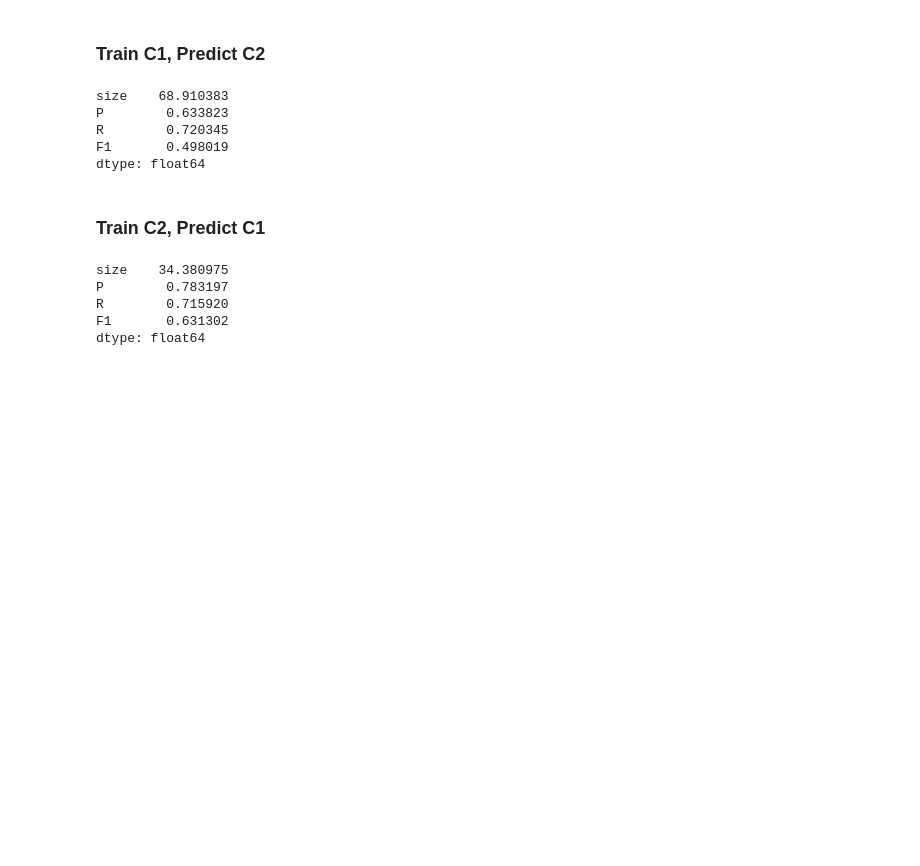
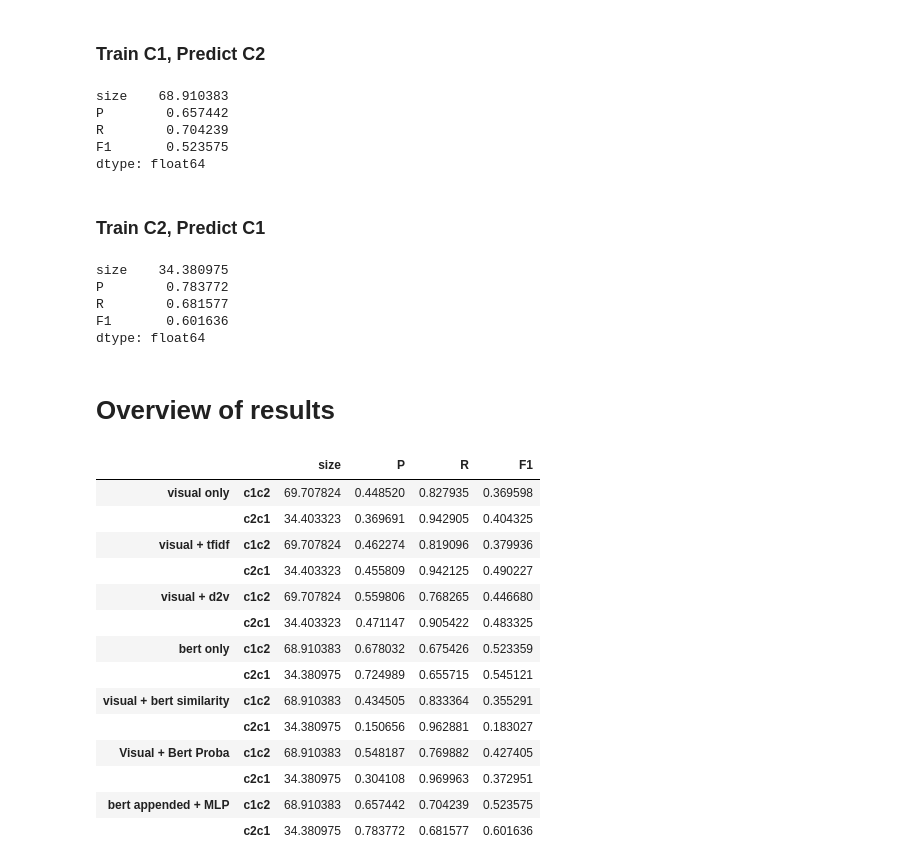
Before and after one commit to stewiemcbacon/thesis-document-splitting, a Jupyter notebook: notebooks/results.ipynb, the cells around one changed output. Drawn from its saved outputs; the diff is of its cells as text; code cells hidden in the pictures; blank space fills up the shorter version.

```diff
--- a/notebooks/results.ipynb
+++ b/notebooks/results.ipynb
@@ -304,6 +420,9 @@ model.fit(X_train, y_train)
 true = y_test
 preds = model.predict(X_test)
 vb_truth, vb_pred = change_format(y_test.values), change_format(model.predict(X_test))
-print(MeanBcubed(vb_truth,vb_pred))
+res.append(MeanBcubed(vb_truth, vb_pred))
+types.append('visual + bert proba')
+trainings.append('c1c2')
+MeanBcubed(vb_truth, vb_pred)
 # %% [output]
 size    68.910383
@@ -318,22 +433,21 @@ dtype: float64
 # %%
-# features = ['font_diff2','crop_diff','text_d2v_sim_score']
-X_train = v2
+features = ['font_diff3','crop_diff','bert_proba']
+
+X_train = c2_old[features]
 y_train = c2_old['label']
-X_test = v1
+X_test = c1_old[features]
 y_test = c1_old['label']
 
-clf = MLPClassifier(
-    hidden_layer_sizes = (128,),
-    batch_size = 50,
-    solver = 'adam',
-    verbose = 0
-)
+clf = LogisticRegression()
 
 clf.fit(X_train, y_train)
 
 true = y_test
 preds = clf.predict(X_test)
 vb_truth, vb_pred = change_format(y_test.values), change_format(clf.predict(X_test))
-print(MeanBcubed(vb_truth,vb_pred))
+res.append(MeanBcubed(vb_truth, vb_pred))
+types.append('visual + bert proba')
+trainings.append('c2c1')
+MeanBcubed(vb_truth, vb_pred)
 # %% [output]
 size    34.380975
@@ -415,12 +481,15 @@ clf.fit(X_train, y_train)
 true = y_test
 preds = clf.predict(X_test)
 vb_truth, vb_pred = change_format(y_test.values), change_format(clf.predict(X_test))
-print(MeanBcubed(vb_truth,vb_pred))
+res.append(MeanBcubed(vb_truth, vb_pred))
+types.append('bert appended + MLP')
+trainings.append('c1c2')
+MeanBcubed(vb_truth, vb_pred)
 # %% [output]
 size    68.910383
-P        0.633823
-R        0.720345
-F1       0.498019
+P        0.657442
+R        0.704239
+F1       0.523575
 dtype: float64
 # %% [markdown]
 ### Train C2, Predict C1
@@ -443,10 +512,35 @@ clf.fit(X_train, y_train)
 true = y_test
 preds = clf.predict(X_test)
 vb_truth, vb_pred = change_format(y_test.values), change_format(clf.predict(X_test))
-print(MeanBcubed(vb_truth,vb_pred))
+res.append(MeanBcubed(vb_truth, vb_pred))
+types.append('bert appended + MLP')
+trainings.append('c2c1')
+MeanBcubed(vb_truth, vb_pred)
 # %% [output]
 size    34.380975
-P        0.783197
-R        0.715920
-F1       0.631302
+P        0.783772
+R        0.681577
+F1       0.601636
 dtype: float64
+# %% [markdown]
+# Overview of results
+# %%
+b = pd.DataFrame(res)
+b.index = [types,trainings]
+b
+# %% [output]
+|  |  | size | P | R | F1 |
+| visual only | c1c2 | 69.707824 | 0.448520 | 0.827935 | 0.369598 |
+|  | c2c1 | 34.403323 | 0.369691 | 0.942905 | 0.404325 |
+| visual + tfidf | c1c2 | 69.707824 | 0.462274 | 0.819096 | 0.379936 |
+|  | c2c1 | 34.403323 | 0.455809 | 0.942125 | 0.490227 |
+| visual + d2v | c1c2 | 69.707824 | 0.559806 | 0.768265 | 0.446680 |
+|  | c2c1 | 34.403323 | 0.471147 | 0.905422 | 0.483325 |
+| bert only | c1c2 | 68.910383 | 0.678032 | 0.675426 | 0.523359 |
+|  | c2c1 | 34.380975 | 0.724989 | 0.655715 | 0.545121 |
+| visual + bert similarity | c1c2 | 68.910383 | 0.434505 | 0.833364 | 0.355291 |
+|  | c2c1 | 34.380975 | 0.150656 | 0.962881 | 0.183027 |
+| Visual + Bert Proba | c1c2 | 68.910383 | 0.548187 | 0.769882 | 0.427405 |
+|  | c2c1 | 34.380975 | 0.304108 | 0.969963 | 0.372951 |
+| bert appended + MLP | c1c2 | 68.910383 | 0.657442 | 0.704239 | 0.523575 |
+|  | c2c1 | 34.380975 | 0.783772 | 0.681577 | 0.601636 |
```
Also changed, not shown: parts of 21 cells of this notebook.
